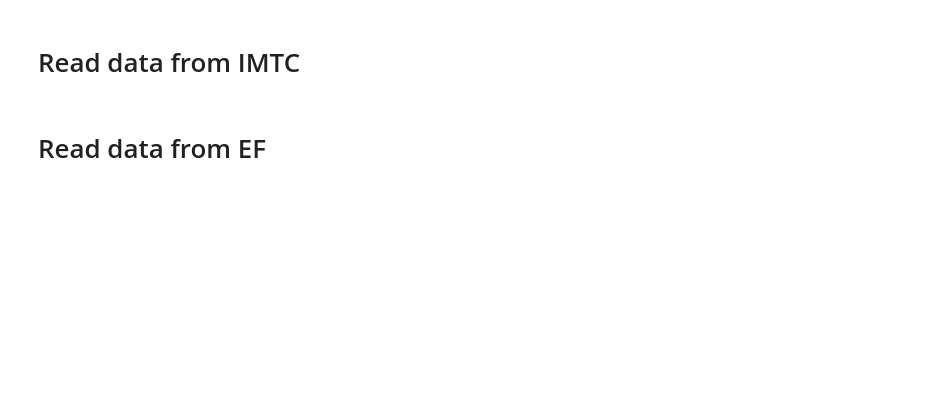
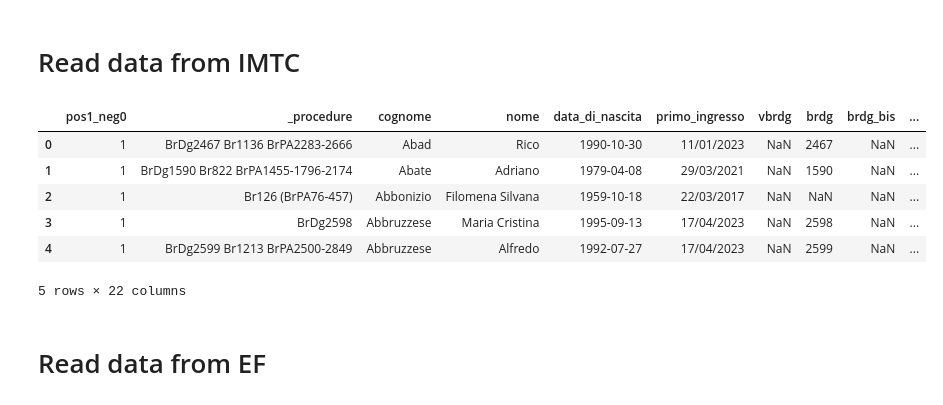
Before and after one commit to Dallavilla-Tiziano/omics_portal, a Jupyter notebook: db_tools/format_patients_data.ipynb, the cells around one changed output. Cells and saved outputs as stored; diff of their text form; code cells hidden in the pictures; blank space fills up the shorter version.

```diff
--- a/db_tools/format_patients_data.ipynb
+++ b/db_tools/format_patients_data.ipynb
@@ -20,6 +20,16 @@ data1["sex"] = data1.apply(lambda row: "M" if row["m"] == "X" else ("F" if row["
 data1.drop(columns=["m", "f"], inplace=True)  # Remove old columns
 # Standardize date format (Data di Nascita -> date_of_birth)
 data1["data_di_nascita"] = pd.to_datetime(data1["data_di_nascita"], errors="coerce", dayfirst=True)
+# %%
+data1.head()
+# %% [output]
+|  | pos1_neg0 | _procedure | cognome | nome | data_di_nascita | primo_ingresso | vbrdg | brdg | brdg_bis | ... |
+| 0 | 1 | BrDg2467 Br1136 BrPA2283-2666 | Abad | Rico | 1990-10-30 | 11/01/2023 | NaN | 2467 | NaN | ... |
+| 1 | 1 | BrDg1590 Br822 BrPA1455-1796-2174 | Abate | Adriano | 1979-04-08 | 29/03/2021 | NaN | 1590 | NaN | ... |
+| 2 | 1 | Br126 (BrPA76-457) | Abbonizio | Filomena Silvana | 1959-10-18 | 22/03/2017 | NaN | NaN | NaN | ... |
+| 3 | 1 | BrDg2598 | Abbruzzese | Maria Cristina | 1995-09-13 | 17/04/2023 | NaN | 2598 | NaN | ... |
+| 4 | 1 | BrDg2599 Br1213 BrPA2500-2849 | Abbruzzese | Alfredo | 1992-07-27 | 17/04/2023 | NaN | 2599 | NaN | ... |
+5 rows × 22 columns
 # %% [markdown]
 # Read data from EF
 # %%
```
Also changed, not shown: parts of 38 cells of this notebook, 25 other files.
